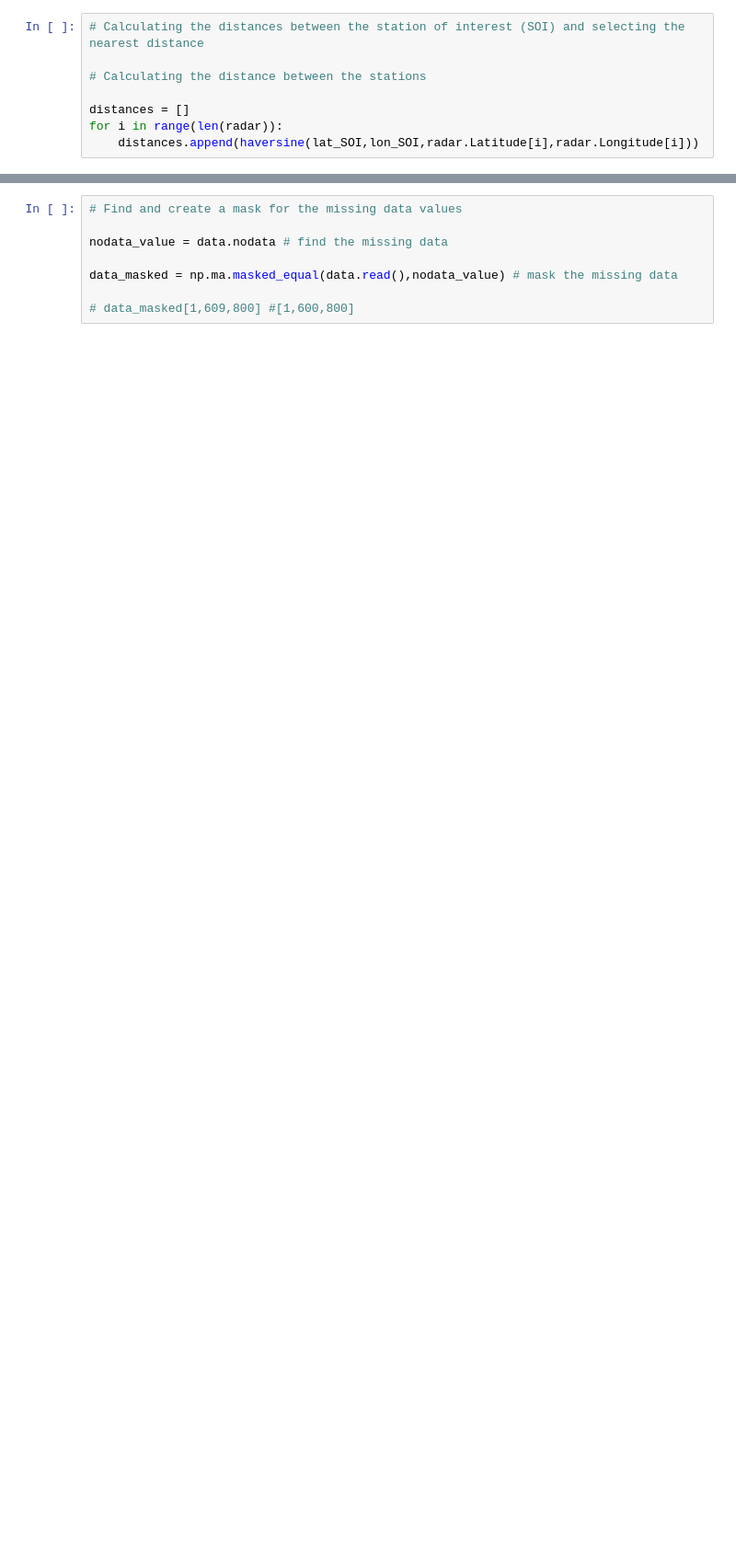
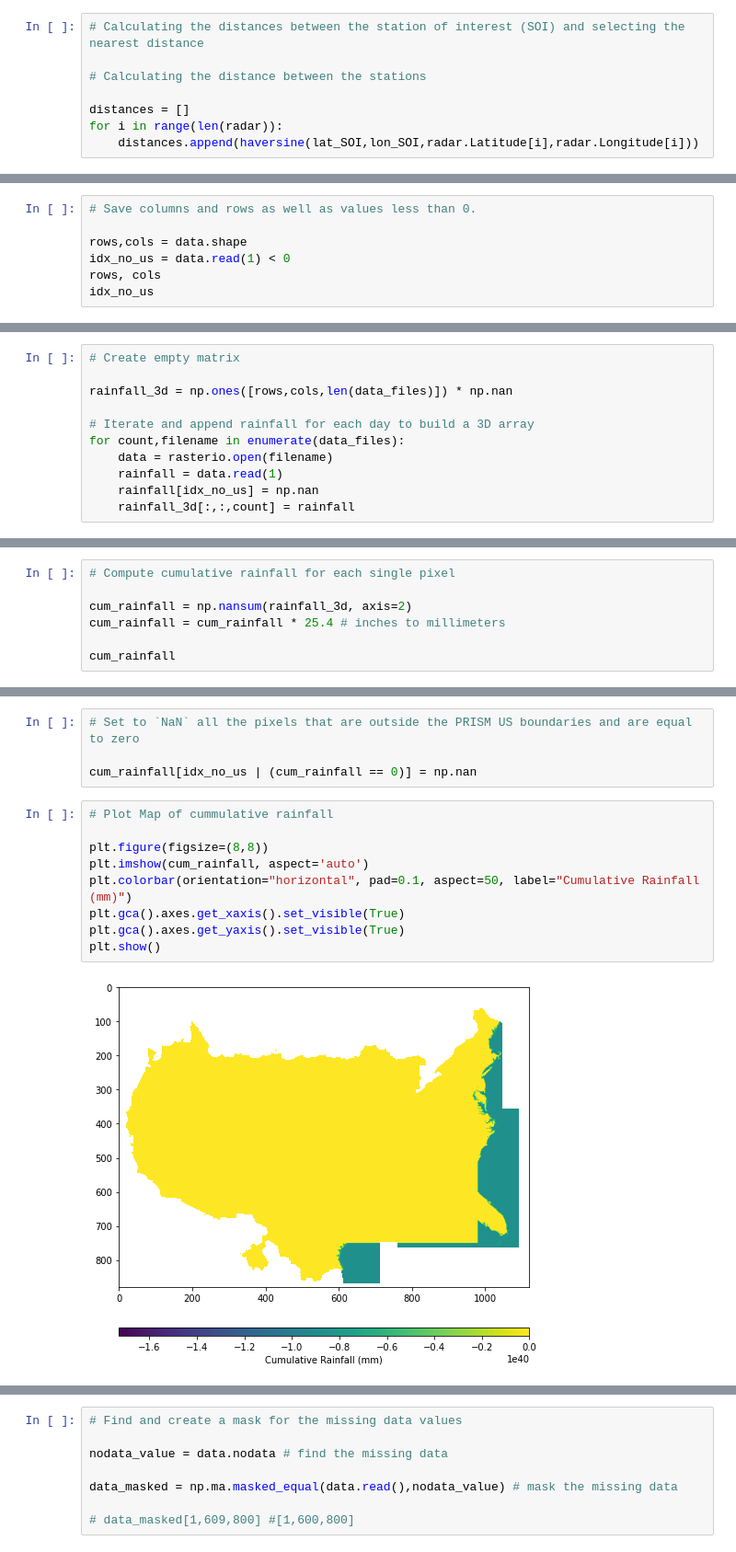
Before and after one commit to parkernath32/semester_project, a Jupyter notebook: Code.ipynb, the cells around one changed output, grey strips where cells are left out. Shown at 92% size. Drawn from its saved outputs; the diff is of its cells as text; blank space fills up the shorter version.

```diff
--- a/Code.ipynb
+++ b/Code.ipynb
@@ -108,0 +133,7 @@ data = rasterio.open('nws_precip_wytd_20191001_conus.tif')
+# %%
+# Save columns and rows as well as values less than 0.
+
+rows,cols = data.shape
+idx_no_us = data.read(1) < 0
+rows, cols
+idx_no_us
@@ -108,0 +148,11 @@ data = rasterio.open('nws_precip_wytd_20191001_conus.tif')
+# %%
+# Create empty matrix
+
+rainfall_3d = np.ones([rows,cols,len(data_files)]) * np.nan
+
+# Iterate and append rainfall for each day to build a 3D array
+for count,filename in enumerate(data_files):
+    data = rasterio.open(filename)
+    rainfall = data.read(1)
+    rainfall[idx_no_us] = np.nan
+    rainfall_3d[:,:,count] = rainfall
@@ -108,0 +165,7 @@ data = rasterio.open('nws_precip_wytd_20191001_conus.tif')
+# %%
+# Compute cumulative rainfall for each single pixel
+
+cum_rainfall = np.nansum(rainfall_3d, axis=2)
+cum_rainfall = cum_rainfall * 25.4 # inches to millimeters
+
+cum_rainfall
@@ -108,0 +197,15 @@ data = rasterio.open('nws_precip_wytd_20191001_conus.tif')
+# %%
+# Set to `NaN` all the pixels that are outside the PRISM US boundaries and are equal to zero
+
+cum_rainfall[idx_no_us | (cum_rainfall == 0)] = np.nan
+# %%
+# Plot Map of cummulative rainfall
+
+plt.figure(figsize=(8,8))
+plt.imshow(cum_rainfall, aspect='auto')
+plt.colorbar(orientation="horizontal", pad=0.1, aspect=50, label="Cumulative Rainfall (mm)")
+plt.gca().axes.get_xaxis().set_visible(True)
+plt.gca().axes.get_yaxis().set_visible(True)
+plt.show()
+# %% [output]
+[figure, added]
```
Also changed, not shown: parts of 16 cells of this notebook, 4 other files.
